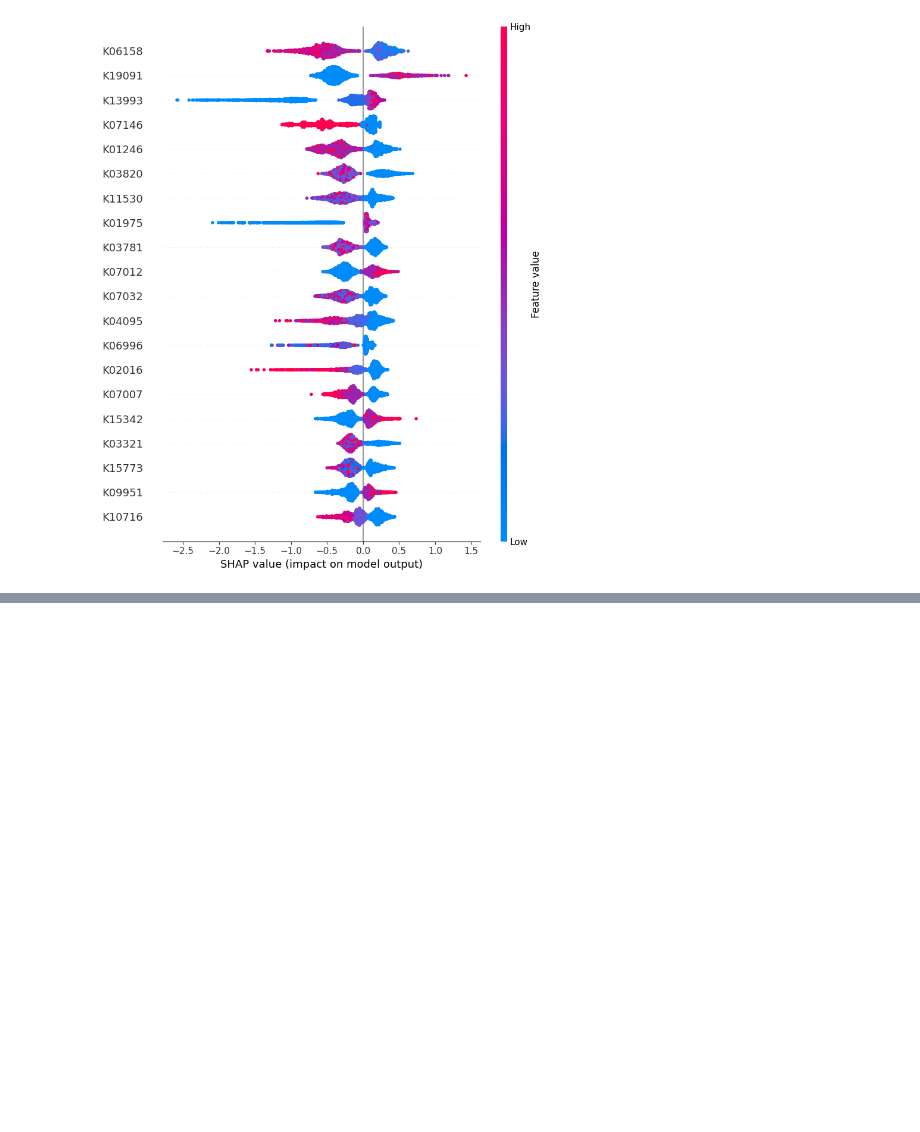
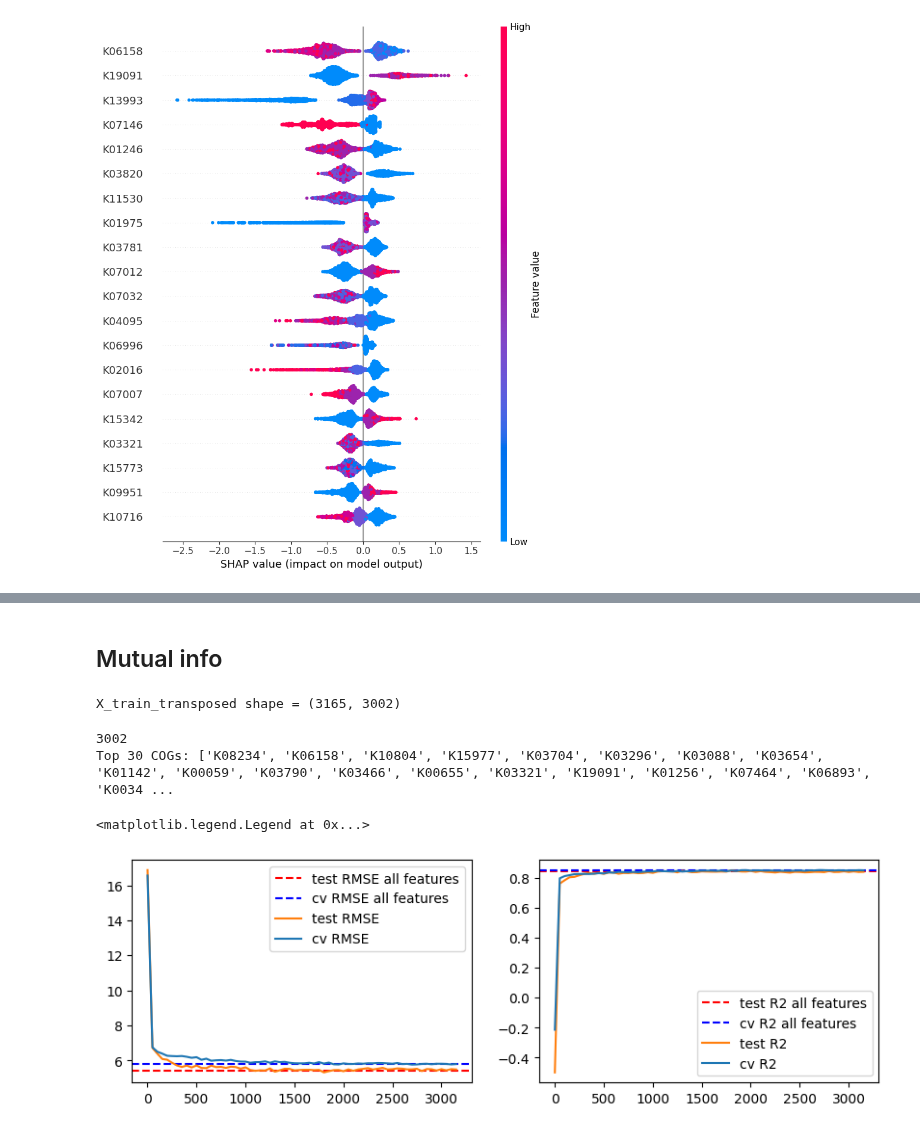
Before and after one commit to oist/gene-context, a Jupyter notebook: phenotype_prediction/jupyter_notebooks/ogt_data.ipynb, the cells around one changed output, grey strips where cells are left out. Cells and saved outputs as stored; diff of their text form; code cells hidden in the pictures; blank space fills up the shorter version.

```diff
--- a/phenotype_prediction/jupyter_notebooks/ogt_data.ipynb
+++ b/phenotype_prediction/jupyter_notebooks/ogt_data.ipynb
@@ -1720,0 +1924,56 @@ shap.summary_plot(shap_values, X_train_df)
+# %% [markdown]
+## Mutual info
+# %%
+X_train_np = np.array(X_train)
+X_train_transposed = X_train_np.T
+print(f"X_train_transposed shape = {X_train_transposed.shape}")
+# %% [output]
+X_train_transposed shape = (3165, 3002)
+# %%
+from feature_selection.feature_selection_utils import mutual_info_features
+
+sorted_cog_idx_by_mi, sorted_mi, sorted_names = mutual_info_features(X_train, y_train.squeeze(), X_column_names, RANDOM_SEED, contin_flag = True)
+# %%
+# Select the top N features
+N = 30
+top_N_indices = sorted_cog_idx_by_mi[:N]
+top_N_mi = sorted_mi[:N]
+top_N_names_by_mi = sorted_names[:N]
+top_feat_mi_counts = [X_train_transposed[i] for i in sorted_cog_idx_by_mi[:N]]
+
+print(len(top_feat_mi_counts[0]))
+
+print(f"Top {N} COGs:", top_N_names_by_mi)
+# %% [output]
+3002
+Top 30 COGs: ['K08234', 'K06158', 'K10804', 'K15977', 'K03704', 'K03296', 'K03088', 'K03654', 'K01142', 'K00059', 'K03790', 'K03466', 'K00655', 'K03321', 'K19091', 'K01256', 'K07464', 'K06893', 'K0034 ...
+# %%
+from utils.utils import xgboost_accuracy_contin
+
+feat_step = 50
+feat_removal = False
+rmse_test_arr_mi_add, r2_test_arr_mi_add, rmse_cv_arr_mi_add, r2_cv_arr_mi_add, num_feat_plot, gating_cv_metrics, gating_test_metrics = xgboost_accuracy_multi_expert(X_train.cpu(), X_test.cpu(), y_train, y_test, sorted_cog_idx_by_mi, feat_step, feat_removal)
+# %%
+plt.figure(figsize=(10,3))
+plt.subplot(1,2,1)
+plt.axhline(y=rmse_test, color='red', linestyle='--', linewidth=1.5, label='test RMSE all features')
+plt.axhline(y=rmse_cv, color='blue', linestyle='--', linewidth=1.5, label='cv RMSE all features')
+plt.plot(num_feat_plot, rmse_test_arr_mi_add, color='tab:orange', label = "test RMSE", linewidth=1.5)
+plt.plot(num_feat_plot, rmse_cv_arr_mi_add, color='tab:blue', label = "cv RMSE", linewidth=1.5)
+plt.xlabel("number of features added")
+plt.title("RMSE")
+plt.legend()
+
+plt.subplot(1,2,2)
+plt.axhline(y=r2_test, color='red', linestyle='--', linewidth=1.5, label='test R2 all features')
+plt.axhline(y=r2_cv, color='blue', linestyle='--', linewidth=1.5, label='cv R2 all features')
+plt.plot(num_feat_plot, r2_test_arr_mi_add, color='tab:orange', label = "test R2", linewidth=1.5)
+plt.plot(num_feat_plot, r2_cv_arr_mi_add, color='tab:blue', label = "cv R2", linewidth=1.5)
+plt.xlabel("number of features added")
+plt.title("R2")
+
+
+plt.legend()
+# %% [output]
+<matplotlib.legend.Legend at 0x...>
+[figure, added]
```
Also changed, not shown: parts of 33 cells of this notebook.
